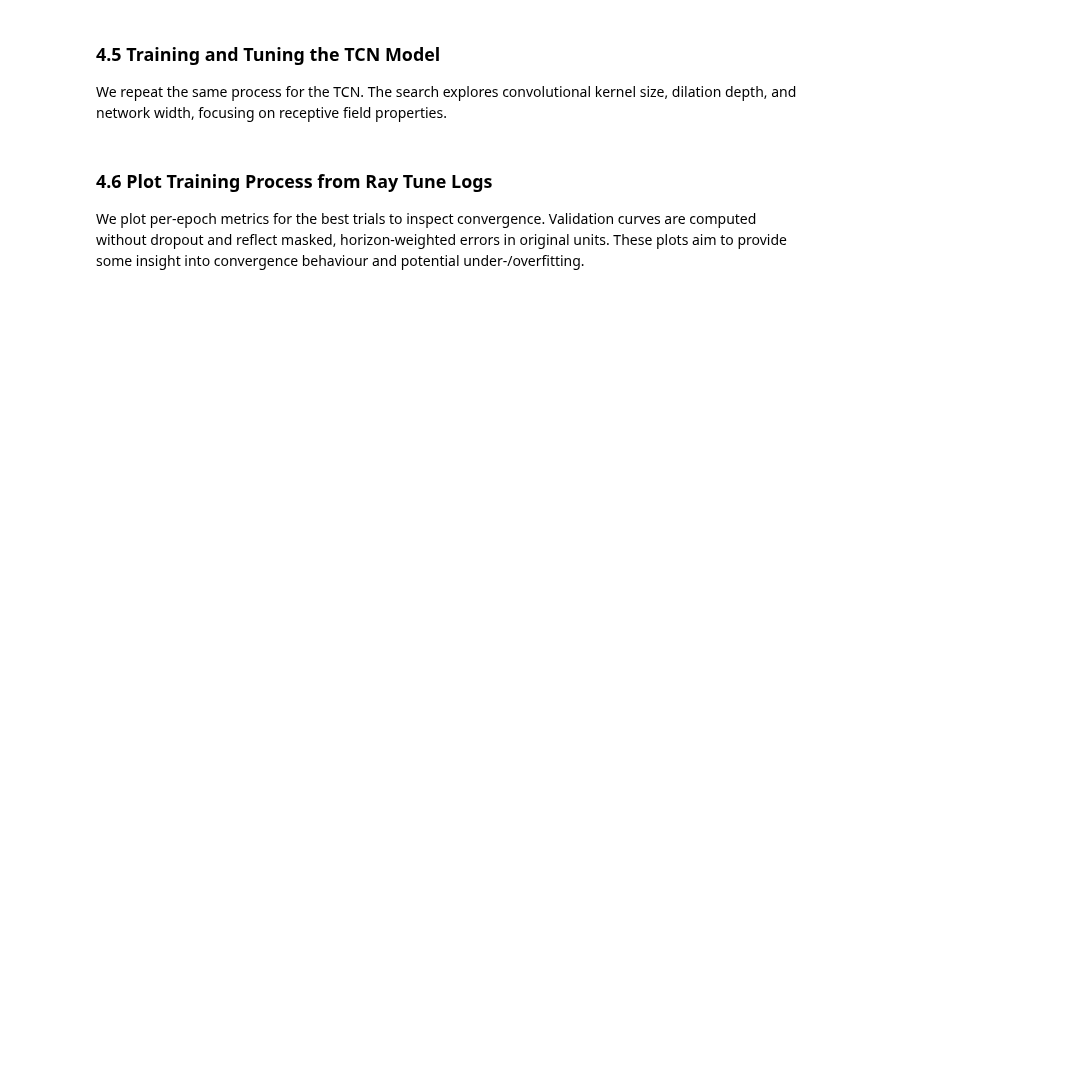
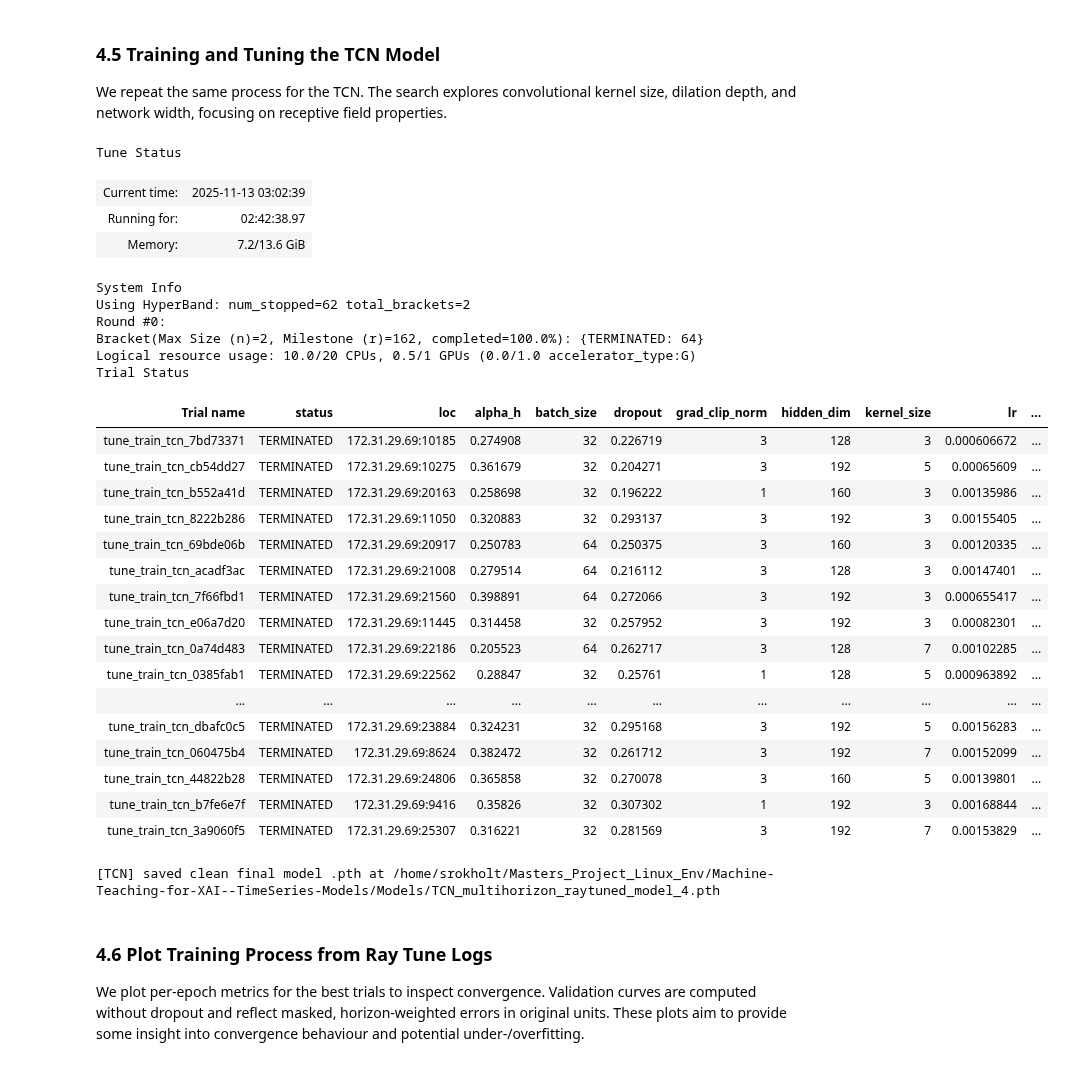
Before and after one commit to SebastianRokholt/Machine-Teaching-for-XAI--TimeSeries-Models, a Jupyter notebook: Notebooks/03__Modelling.ipynb, the cells around one changed output. Saved outputs shown, nothing was run; the diff lists cells and outputs as text; code cells hidden in the pictures; blank space fills up the shorter version.

```diff
--- a/Notebooks/03__Modelling.ipynb
+++ b/Notebooks/03__Modelling.ipynb
@@ -978,7 +961,6 @@ We repeat the same process for the TCN. The search explores convolutional kernel
 # %%
 from mt4xai.model import build_model_tcn
 from mt4xai.train import tune_train_tcn
-
 
 results_tcn = None
 best_tcn_res = None
@@ -1004,9 +986,16 @@ bohb_tcn = TuneBOHB(space=cs_tcn, metric="val_metric", mode="min")
 hb_tcn = HyperBandForBOHB(time_attr="epoch", max_t=200, reduction_factor=3)
 
 train_ref = ray.put(train_dataset)
-val_ref   = ray.put(val_dataset)
-trainable_tcn = tune.with_parameters(tune_train_tcn, train_dataset_ref=train_ref, val_dataset_ref=val_ref)
-trainable_tcn = tune.with_resources(trainable_tcn, {"cpu": 8, "gpu": 0.5})  # per trial
+val_ref = ray.put(val_dataset)
+trainable_tcn = tune.with_parameters(
+    tune_train_tcn,
+    train_dataset_ref=train_ref,
+    val_dataset_ref=val_ref,
+    num_workers=NUM_WORKERS,
+    power_min=POWER_MIN,
+    power_max=POWER_MAX,
+    idx_power=IDX_POWER)
+trainable_tcn = tune.with_resources(trainable_tcn, {"cpu": 10, "gpu": 0.5})  # per trial
 
 ckpt_cfg_tcn = CheckpointConfig(
     num_to_keep=3,
@@ -1116,7 +1105,7 @@ if TRAIN_TCN:
     model_tcn.load_state_dict(state_dict)
     model_tcn.eval()
     save_final_model_pth(model_tcn, best_tcn_res, out_path=MODEL_PATH_TCN)
-    print(f"[TCN] saved clean final model .pth → {MODEL_PATH_TCN}")
+    print(f"[TCN] saved clean final model .pth at {MODEL_PATH_TCN}")
 
 else:
     # restore most recent completed run
@@ -1127,33 +1116,62 @@ else:
         for k, v in BASE_CFG.items(): cfg_tcn.setdefault(k, v)
         try:
             ckpt_dir = best_tcn_res.checkpoint.to_directory()
             payload  = torch.load(os.path.join(ckpt_dir, "checkpoint.pt"), map_location=DEVICE)
             model_tcn = build_model_tcn(cfg_tcn)
             sd = payload.get("model_state_dict", payload.get("model", None))
             assert sd is not None
             model_tcn.load_state_dict(sd); model_tcn.eval()
             print("[TCN] restored model from Tune checkpoint.")
         except AttributeError:
             if os.path.exists(MODEL_PATH_TCN):
                 final = torch.load(MODEL_PATH_TCN, map_location=DEVICE)
                 cfg_tcn = dict(final.get("config", cfg_tcn))
                 model_tcn = build_model_tcn(cfg_tcn)
                 sd = final.get("model_state_dict", None) or final
                 model_tcn.load_state_dict(sd); model_tcn.eval()
                 print("[TCN] loaded model from exported .pth.")
             else:
                 print("[TCN] no Tune checkpoint or .pth found.")
     # or simply load the saved model from path (without checkpoint/config data)
     elif os.path.exists(MODEL_PATH_TCN):
         final = torch.load(MODEL_PATH_TCN, map_location=DEVICE)
         cfg_tcn = dict(final.get("config", BASE_CFG))
         for k, v in BASE_CFG.items(): cfg_tcn.setdefault(k, v)
         model_tcn = build_model_tcn(cfg_tcn)
         sd = final.get("model_state_dict", None) or final
         model_tcn.load_state_dict(sd); model_tcn.eval()
         print("[TCN] loaded model from exported .pth.")
     else:
         print("[TCN] no previous results or model found.")
+# %% [output]
+Tune Status
+| Current time: | 2025-11-13 03:02:39 |
+| Running for: | 02:42:38.97 |
+| Memory: | 7.2/13.6 GiB |
+System Info
+Using HyperBand: num_stopped=62 total_brackets=2
+Round #0:
+Bracket(Max Size (n)=2, Milestone (r)=162, completed=100.0%): {TERMINATED: 64}
+Logical resource usage: 10.0/20 CPUs, 0.5/1 GPUs (0.0/1.0 accelerator_type:G)
+Trial Status
+| Trial name | status | loc | alpha_h | batch_size | dropout | grad_clip_norm | hidden_dim | kernel_size | lr | ... |
+| tune_train_tcn_7bd73371 | TERMINATED | 172.31.29.69:10185 | 0.274908 | 32 | 0.226719 | 3 | 128 | 3 | 0.000606672 | ... |
+| tune_train_tcn_cb54dd27 | TERMINATED | 172.31.29.69:10275 | 0.361679 | 32 | 0.204271 | 3 | 192 | 5 | 0.00065609 | ... |
+| tune_train_tcn_b552a41d | TERMINATED | 172.31.29.69:20163 | 0.258698 | 32 | 0.196222 | 1 | 160 | 3 | 0.00135986 | ... |
+| tune_train_tcn_8222b286 | TERMINATED | 172.31.29.69:11050 | 0.320883 | 32 | 0.293137 | 3 | 192 | 3 | 0.00155405 | ... |
+| tune_train_tcn_69bde06b | TERMINATED | 172.31.29.69:20917 | 0.250783 | 64 | 0.250375 | 3 | 160 | 3 | 0.00120335 | ... |
+| tune_train_tcn_acadf3ac | TERMINATED | 172.31.29.69:21008 | 0.279514 | 64 | 0.216112 | 3 | 128 | 3 | 0.00147401 | ... |
+| tune_train_tcn_7f66fbd1 | TERMINATED | 172.31.29.69:21560 | 0.398891 | 64 | 0.272066 | 3 | 192 | 3 | 0.000655417 | ... |
+| tune_train_tcn_e06a7d20 | TERMINATED | 172.31.29.69:11445 | 0.314458 | 32 | 0.257952 | 3 | 192 | 3 | 0.00082301 | ... |
+| tune_train_tcn_0a74d483 | TERMINATED | 172.31.29.69:22186 | 0.205523 | 64 | 0.262717 | 3 | 128 | 7 | 0.00102285 | ... |
+| tune_train_tcn_0385fab1 | TERMINATED | 172.31.29.69:22562 | 0.28847 | 32 | 0.25761 | 1 | 128 | 5 | 0.000963892 | ... |
+| ... | ... | ... | ... | ... | ... | ... | ... | ... | ... | ... |
+| tune_train_tcn_dbafc0c5 | TERMINATED | 172.31.29.69:23884 | 0.324231 | 32 | 0.295168 | 3 | 192 | 5 | 0.00156283 | ... |
+| tune_train_tcn_060475b4 | TERMINATED | 172.31.29.69:8624 | 0.382472 | 32 | 0.261712 | 3 | 192 | 7 | 0.00152099 | ... |
+| tune_train_tcn_44822b28 | TERMINATED | 172.31.29.69:24806 | 0.365858 | 32 | 0.270078 | 3 | 160 | 5 | 0.00139801 | ... |
+| tune_train_tcn_b7fe6e7f | TERMINATED | 172.31.29.69:9416 | 0.35826 | 32 | 0.307302 | 1 | 192 | 3 | 0.00168844 | ... |
+| tune_train_tcn_3a9060f5 | TERMINATED | 172.31.29.69:25307 | 0.316221 | 32 | 0.281569 | 3 | 192 | 7 | 0.00153829 | ... |
+[TCN] saved clean final model .pth at /home/srokholt/Masters_Project_Linux_Env/Machine-Teaching-for-XAI--TimeSeries-Models/Models/TCN_multihorizon_raytuned_model_4.pth
 # %% [markdown]
 ### 4.6 Plot Training Process from Ray Tune Logs
 We plot per-epoch metrics for the best trials to inspect convergence. Validation curves are computed without dropout and reflect masked, horizon-weighted errors in original units. These plots aim to provide some insight into convergence behaviour and potential under-/overfitting.
```
Also changed, not shown: parts of 11 cells of this notebook, 5 other files.
